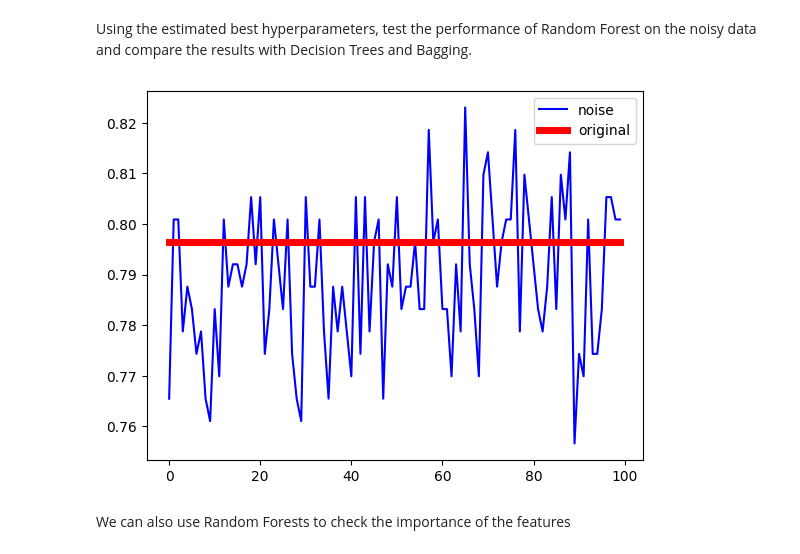
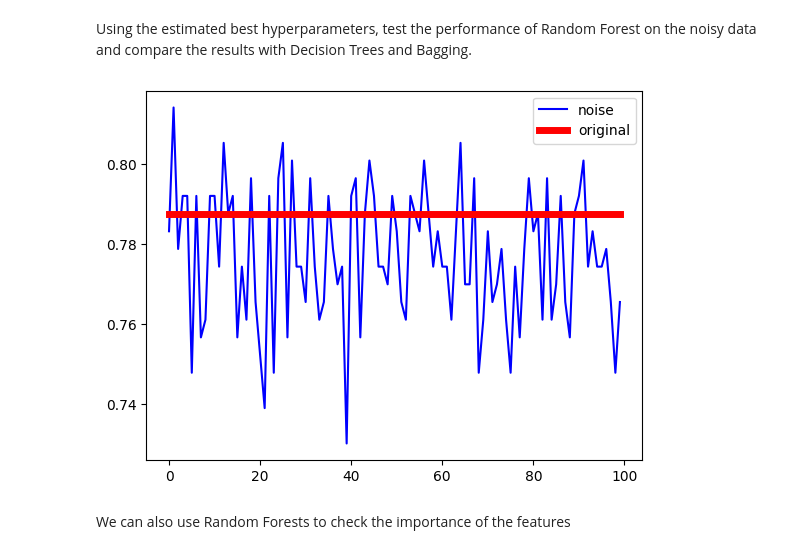
Before and after one commit to lmcastanedame/IMA205_TP5_Decision-Trees, a Jupyter notebook: TP_Trees_CASTANEDA.ipynb, the cells around one changed output. Cells and saved outputs as stored; diff of their text form; code cells hidden in the pictures.

```diff
--- a/TP_Trees_CASTANEDA.ipynb
+++ b/TP_Trees_CASTANEDA.ipynb
@@ -253,7 +303,8 @@ Using the estimated optimal hyperparameers, plot the new decision tree using the
 **Question**: Is it the same as before? Do you see ROIs that are always close to the root of the tree among the different experiments ? If yes, what does it mean in your opinion ? Comment the results.
 # %%
 # Plot the new decision tree with Graphviz
-Tree = DecisionTreeClassifier(min_samples_split = 2, min_samples_leaf = 11, random_state = 0, max_depth = best_params['max_depth'])
+Tree = DecisionTreeClassifier(min_samples_split = best_params['min_samples_split'],
+                              min_samples_leaf = best_params['min_samples_leaf'], random_state = 0)
 Tree.fit(X_train, y_train)
 dot_data = tree.export_graphviz(Tree, out_file = None, feature_names = labels, class_names = class_names,
                                 filled = True, rounded = True, special_characters = True)
@@ -266,7 +323,8 @@ Try to use now Bagging. You can use the following code where we use the previous
 
 **Question**: What happens when you use the original data and the noisy version ? Do you notice any difference in the prediction scores with respect to the results using Decision Trees ?
 # %%
-Tree = DecisionTreeClassifier(min_samples_leaf = 11, min_samples_split = 2, random_state = 0)
+Tree = DecisionTreeClassifier(min_samples_leaf = best_params['min_samples_leaf'],
+                              min_samples_split = best_params['min_samples_split'], random_state = 0)
 
 p_grid_bagging = {'n_estimators': [5, 10, 15, 20]}
 bag = BaggingClassifier(estimator = Tree, random_state = 0)
@@ -282,20 +339,0 @@ Bagging test score : 0.8008849557522124
-# %%
-# Bagging on noisy data
-bag = BaggingClassifier(n_estimators = 15, estimator = Tree, random_state = 0)
-bag.fit(X_train, y_train)
-scoreTestnoise = np.zeros(100)
-scoreTest = np.zeros(100)
-
-scoreTest[:] = bag.score(X_test, y_test)
-
-for k in range(100):
-    X_train_temp = np.copy(X_train)
-    for i in range(X_train.shape[0]):
-        X_train_temp[i] = X_train_temp[i] + abs(np.random.normal(0, 0.05, M))
-
-    bag.fit(X_train_temp, y_train)
-    scoreTestnoise[k] = bag.score(X_test, y_test)
-
-plt.plot(scoreTestnoise,'b', label = 'noise')
-plt.plot(scoreTest, 'r', linewidth = 5.0, label = 'original')
-plt.legend();
@@ -303,0 +340,12 @@ plt.legend();
+# %%
+# Bagging on noisy data
+Tree = DecisionTreeClassifier(min_samples_leaf = best_params['min_samples_leaf'],
+                              min_samples_split = best_params['min_samples_split'], random_state = 0)
+
+p_grid_bagging = {'n_estimators': [5, 10, 15, 20]}
+bag = BaggingClassifier(estimator = Tree, random_state = 0)
+grid_bagging = GridSearchCV(estimator = bag, param_grid = p_grid_bagging, cv = 5)
+grid_bagging.fit(X_train_temp, y_train)
+print("Best Validation Score: {}".format(grid_bagging.best_score_))
+print("Best params: {}".format(grid_bagging.best_params_))
+print("Bagging test score :",grid_bagging.score(X_test, y_test))
@@ -321,26 +379,28 @@ Random Forest test score : 0.7964601769911505
 Using the estimated best hyperparameters, test the performance of Random Forest on the noisy data and compare the results with Decision Trees and Bagging.
 # %%
 # Random Forest on noisy data
-RF = RandomForestClassifier(max_features = 'log2', min_samples_leaf = 2, n_estimators = 30, random_state = 0)
+RF = RandomForestClassifier(max_features = grid_RF.best_params_['max_features'],
+                            min_samples_leaf = grid_RF.best_params_['min_samples_leaf'],
+                            n_estimators = grid_RF.best_params_['n_estimators'], random_state = 0)
 RF.fit(X_train, y_train)
 scoreTestnoise = np.zeros(100)
 scoreTest = np.zeros(100)
 
 scoreTest[:] = RF.score(X_test, y_test)
 
 for k in range(100):
     X_train_temp = np.copy(X_train)
     for i in range(X_train.shape[0]):
         X_train_temp[i] = X_train_temp[i] + abs(np.random.normal(0, 0.05, M))
 
     RF.fit(X_train_temp, y_train)
     scoreTestnoise[k] = RF.score(X_test, y_test)
 
 plt.plot(scoreTestnoise,'b', label = 'noise')
 plt.plot(scoreTest, 'r', linewidth = 5.0, label = 'original')
 plt.legend();
 # %% [output]
-[figure, old version]
+[figure, new version]
 # %% [markdown]
 We can also use Random Forests to check the importance of the features
 # %%
```
Also changed, not shown: parts of 47 cells of this notebook.
